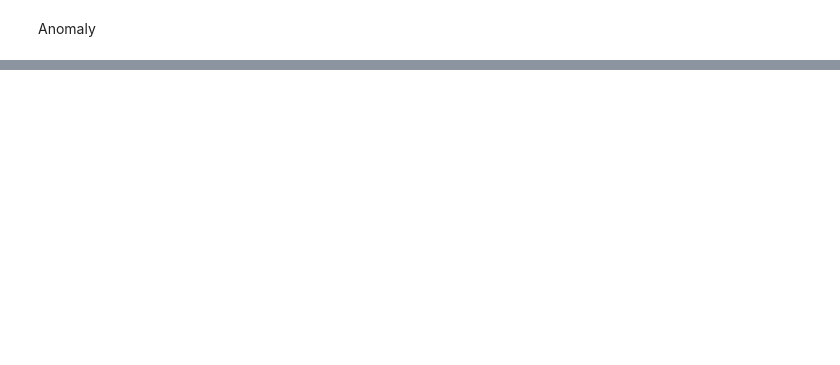
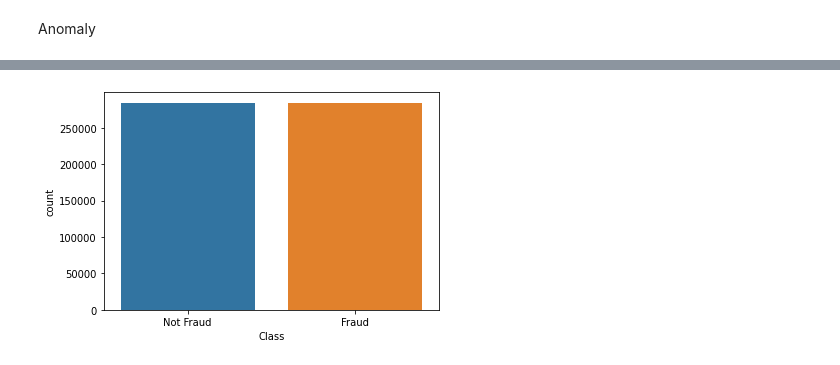
Before and after one commit to GregChen3072/MasterArbeit, a Jupyter notebook: prototype.ipynb, the cells around one changed output, grey strips where cells are left out. Drawn from its saved outputs; the diff is of its cells as text; code cells hidden in the pictures; blank space fills up the shorter version.

```diff
--- a/prototype.ipynb
+++ b/prototype.ipynb
@@ -218,0 +226,7 @@ NameError: name 'y_ros' is not defined
+# %%
+# visualize the target variable
+g = sns.countplot(x=y_smote)
+g.set_xticklabels(['Not Fraud','Fraud'])
+plt.show()
+# %% [output]
+[figure, added]
```
Also changed, not shown: parts of 6 cells of this notebook.
